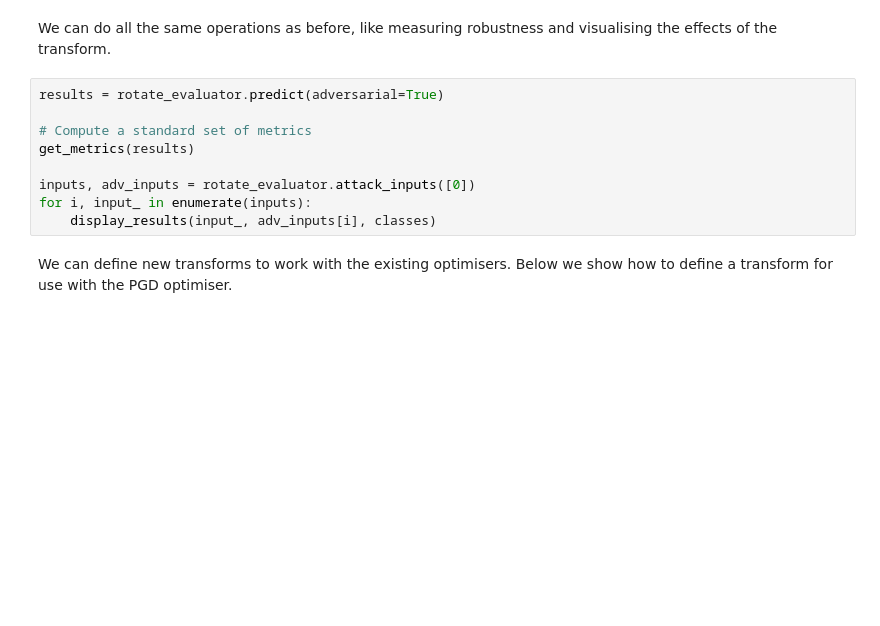
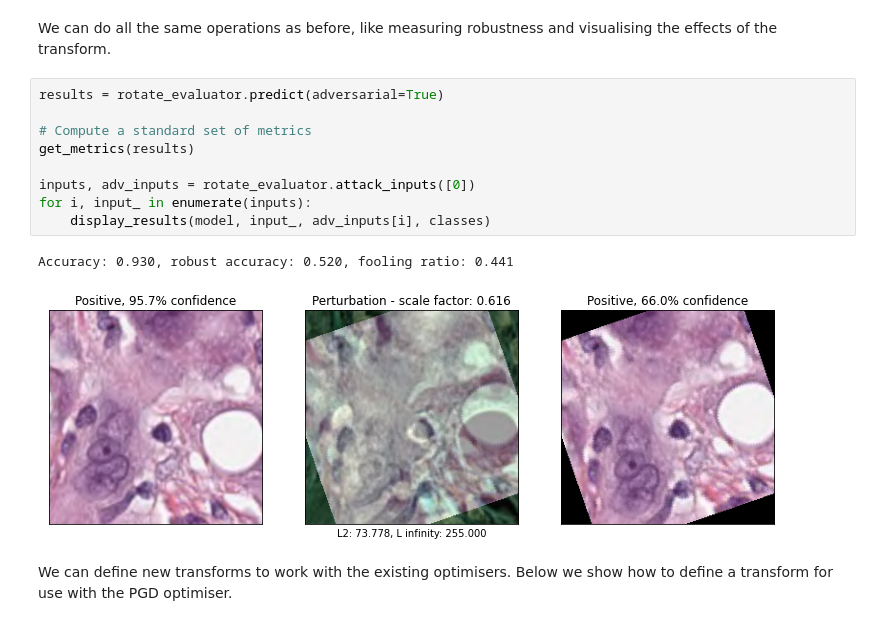
Before and after one commit to alexjfoote/reetoolbox, a Jupyter notebook: Tutorials/Evaluation.ipynb, the cells around one changed output. Saved outputs shown, nothing was run; the diff lists cells and outputs as text; blank space fills up the shorter version.

```diff
--- a/Tutorials/Evaluation.ipynb
+++ b/Tutorials/Evaluation.ipynb
@@ -176,12 +225,15 @@ We can do all the same operations as before, like measuring robustness and visua
 # %%
 results = rotate_evaluator.predict(adversarial=True)
 
 # Compute a standard set of metrics
 get_metrics(results)
 
 inputs, adv_inputs = rotate_evaluator.attack_inputs([0])
 for i, input_ in enumerate(inputs):
-    display_results(input_, adv_inputs[i], classes)
+    display_results(model, input_, adv_inputs[i], classes)
+# %% [output]
+Accuracy: 0.930, robust accuracy: 0.520, fooling ratio: 0.441
+[figure, added]
 # %% [markdown]
 We can define new transforms to work with the existing optimisers. Below we show how to define a transform for use with the PGD optimiser.
 # %%
```
Also changed, not shown: parts of 15 cells of this notebook, 2 other files.
